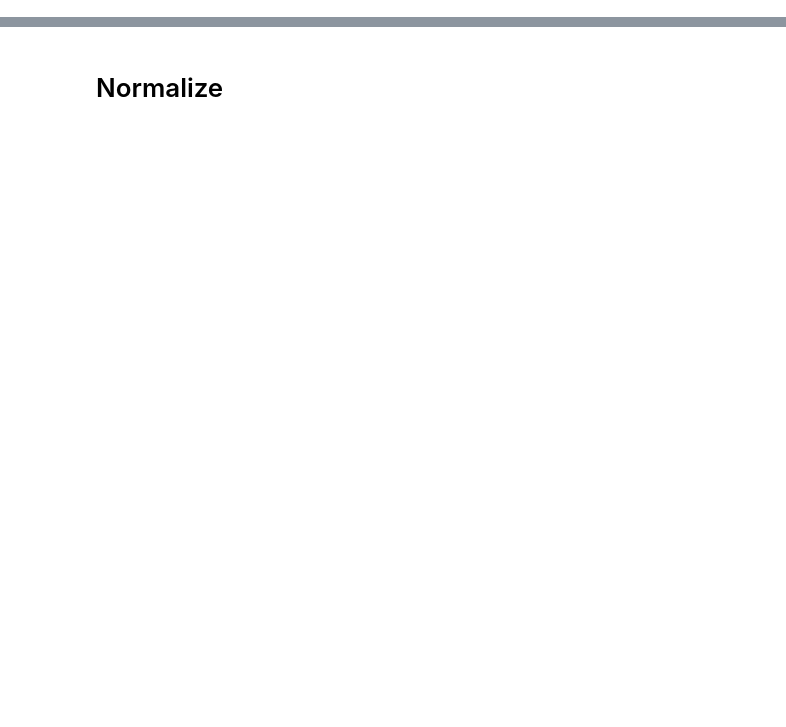
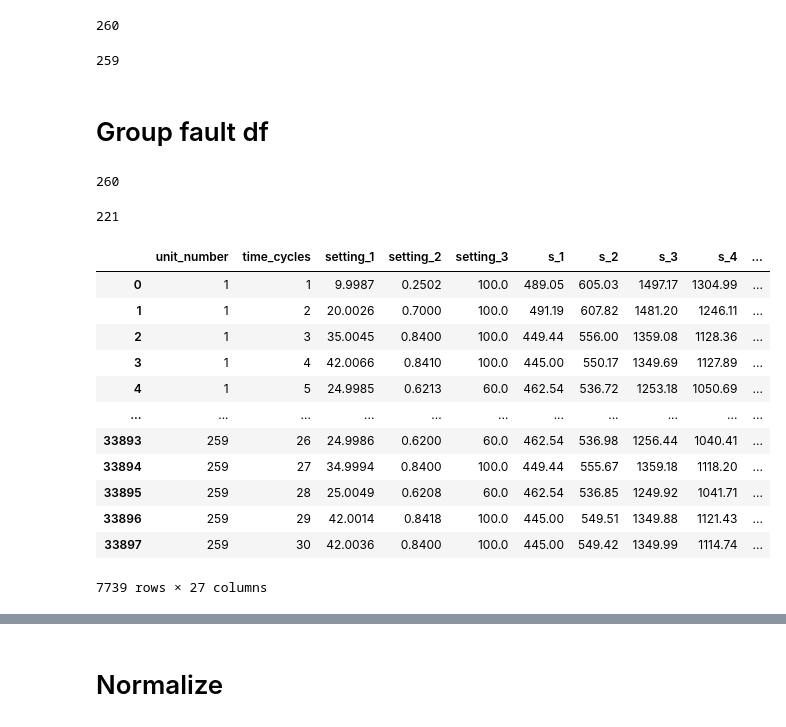
Before and after one commit to maddiew95/GANs-study, a Jupyter notebook: NASA Jet Engine/data_transform.ipynb, the cells around one changed output, grey strips where cells are left out. Cells and saved outputs as stored; diff of their text form; code cells hidden in the pictures; blank space fills up the shorter version.

```diff
--- a/NASA Jet Engine/data_transform.ipynb
+++ b/NASA Jet Engine/data_transform.ipynb
@@ -1,5 +1,17 @@
 # %%
 import numpy as np, pandas as pd
+from sklearn.preprocessing import StandardScaler
+num = 2
 
-df_train = pd.read_csv('csv/train_FD001.csv')
-df_test = pd.read_csv('csv/test_FD001.csv')
+def read_csv(file, names=[]):
+    index_names = ['unit_number', 'time_cycles']
+    setting_names = ['setting_1', 'setting_2', 'setting_3']
+    sensor_names = ['s_{}'.format(i+1) for i in range(0,21)]
+    col_names = index_names + setting_names + sensor_names
+    df = pd.read_csv(f'CMAPSSData/{file}' ,sep='\s+',header=None,index_col=False,names=col_names if names == [] else names)
+    return df
+
+train = read_csv(f"train_FD00{num}.txt")
+test = read_csv(f"test_FD00{num}.txt")
+
+print(len(train.unit_number.unique()), len(test.unit_number.unique()))
@@ -5,0 +45,54 @@ df_test = pd.read_csv('csv/test_FD001.csv')
+# %%
+normal_train = train[train.time_cycles <= 30].copy()
+normal_train["Fault"] = 0
+len(normal_train.unit_number.unique())
+# %% [output]
+260
+# %%
+normal_test = test[test.time_cycles <= 30].copy()
+normal_test["Fault"] = 0
+len(normal_test.unit_number.unique())
+# %% [output]
+259
+# %% [markdown]
+# Group fault df
+# %%
+max_cycles = train.groupby("unit_number")["time_cycles"].max()
+valid_engines = max_cycles[max_cycles >= 60].index
+fault_start = max_cycles[valid_engines] - 29
+fault_train = train[
+    train["unit_number"].isin(valid_engines) &                        # engine must qualify
+    (train["time_cycles"] >= train["unit_number"].map(fault_start))    # cycle >= max - 29
+].copy()
+fault_train["Fault"] = 1
+len(fault_train.unit_number.unique())
+# %% [output]
+260
+# %%
+max_cycles = test.groupby("unit_number")["time_cycles"].max()
+valid_engines = max_cycles[max_cycles >= 60].index
+fault_start = max_cycles[valid_engines] - 29
+fault_test = test[
+    test["unit_number"].isin(valid_engines) &                        # engine must qualify
+    (test["time_cycles"] >= test["unit_number"].map(fault_start))    # cycle >= max - 29
+].copy()
+fault_test["Fault"] = 1
+len(fault_test.unit_number.unique())
+# %% [output]
+221
+# %%
+normal_test
+# %% [output]
+|  | unit_number | time_cycles | setting_1 | setting_2 | setting_3 | s_1 | s_2 | s_3 | s_4 | ... |
+| 0 | 1 | 1 | 9.9987 | 0.2502 | 100.0 | 489.05 | 605.03 | 1497.17 | 1304.99 | ... |
+| 1 | 1 | 2 | 20.0026 | 0.7000 | 100.0 | 491.19 | 607.82 | 1481.20 | 1246.11 | ... |
+| 2 | 1 | 3 | 35.0045 | 0.8400 | 100.0 | 449.44 | 556.00 | 1359.08 | 1128.36 | ... |
+| 3 | 1 | 4 | 42.0066 | 0.8410 | 100.0 | 445.00 | 550.17 | 1349.69 | 1127.89 | ... |
+| 4 | 1 | 5 | 24.9985 | 0.6213 | 60.0 | 462.54 | 536.72 | 1253.18 | 1050.69 | ... |
+| ... | ... | ... | ... | ... | ... | ... | ... | ... | ... | ... |
+| 33893 | 259 | 26 | 24.9986 | 0.6200 | 60.0 | 462.54 | 536.98 | 1256.44 | 1040.41 | ... |
+| 33894 | 259 | 27 | 34.9994 | 0.8400 | 100.0 | 449.44 | 555.67 | 1359.18 | 1118.20 | ... |
+| 33895 | 259 | 28 | 25.0049 | 0.6208 | 60.0 | 462.54 | 536.85 | 1249.92 | 1041.71 | ... |
+| 33896 | 259 | 29 | 42.0014 | 0.8418 | 100.0 | 445.00 | 549.51 | 1349.88 | 1121.43 | ... |
+| 33897 | 259 | 30 | 42.0036 | 0.8400 | 100.0 | 445.00 | 549.42 | 1349.99 | 1114.74 | ... |
+7739 rows × 27 columns
```
Also changed, not shown: parts of 22 cells of this notebook, 2 other files.
